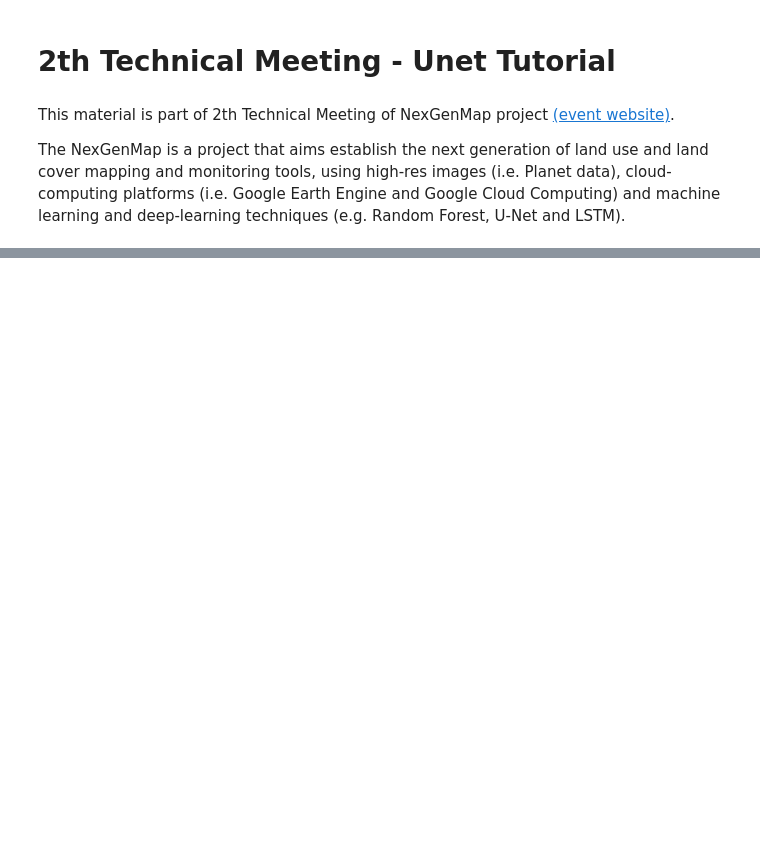
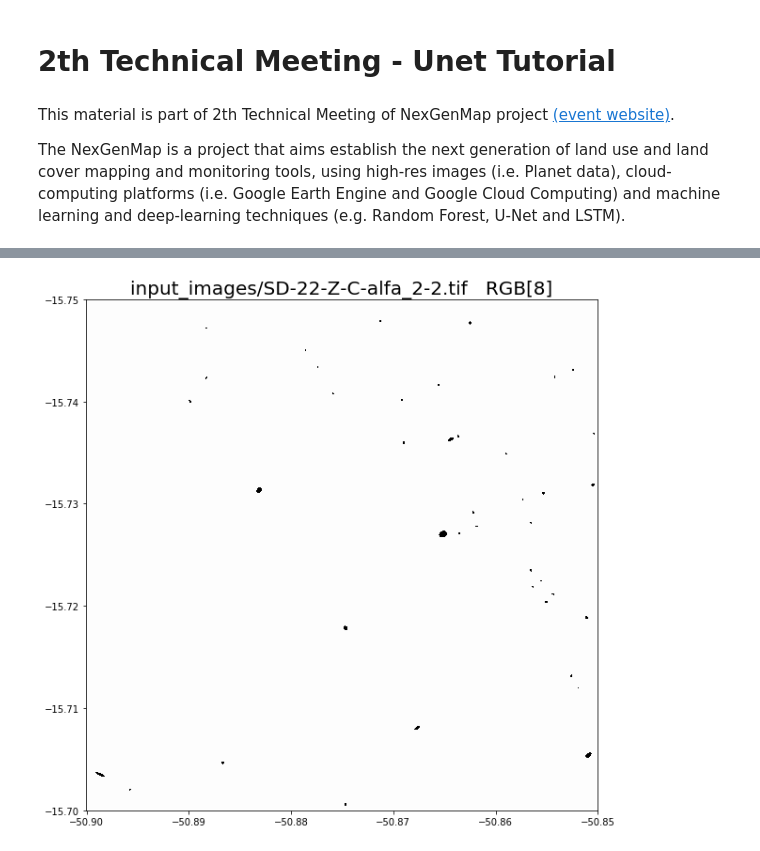
Before and after one commit to NexGenMap/tutorial-sessions, a Jupyter notebook: 02-2th_Technical_Meeting_U-net.ipynb, the cells around one changed output, grey strips where cells are left out. Cells and saved outputs as stored; diff of their text form; code cells hidden in the pictures; blank space fills up the shorter version.

```diff
--- a/02-2th_Technical_Meeting_U-net.ipynb
+++ b/02-2th_Technical_Meeting_U-net.ipynb
@@ -70,0 +176,4 @@ avg / total       0.99      0.98      0.98    320000
+# %%
+nexutil.vis_image('input_images/SD-22-Z-C-alfa_2-2.tif', bands=[8])
+# %% [output]
+[figure, added]
```
Also changed, not shown: parts of 45 cells of this notebook, 2 other files.
